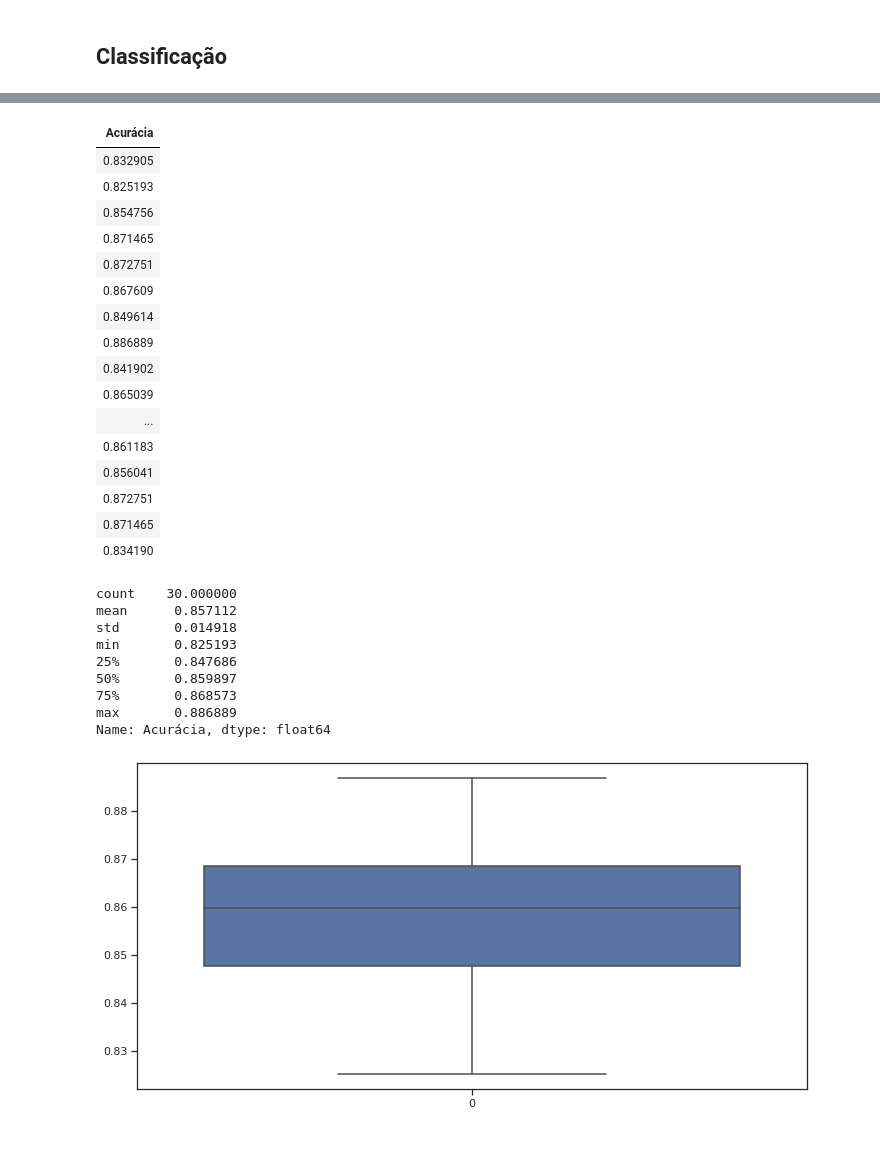
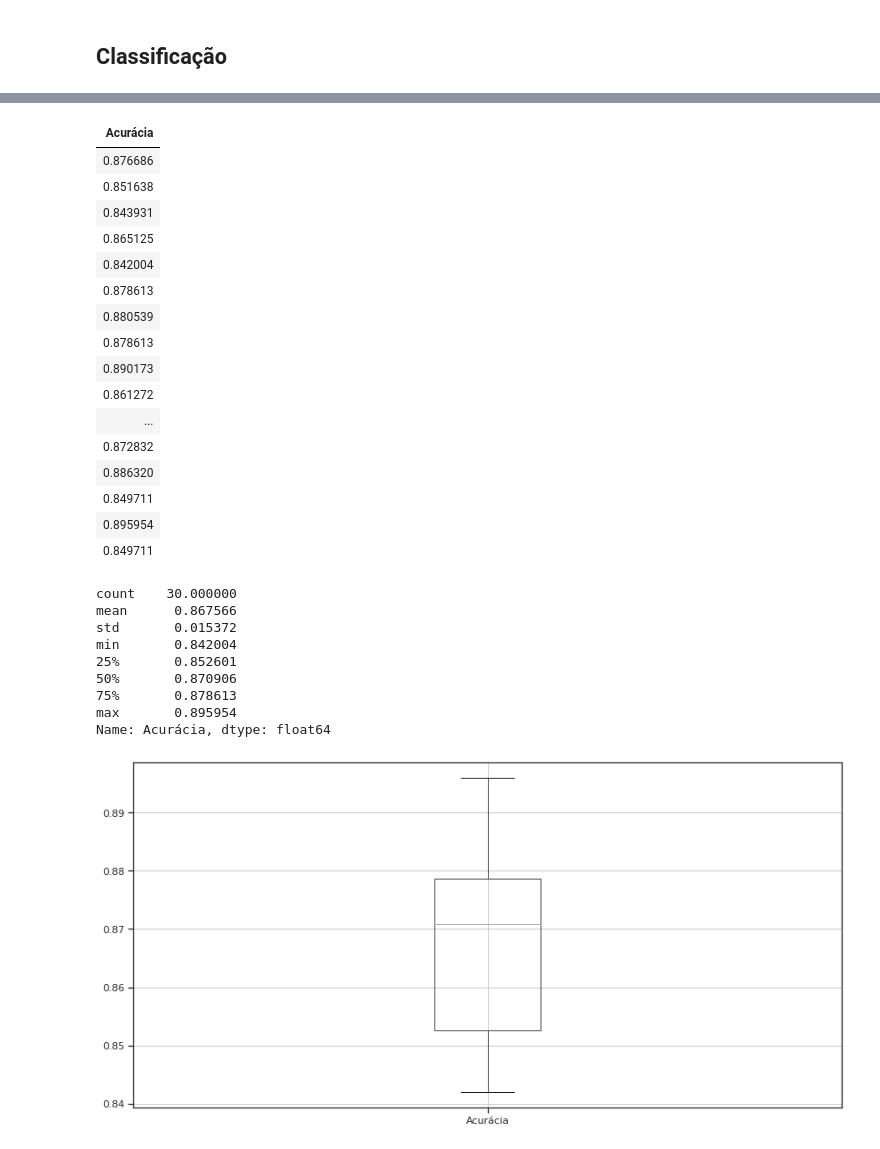
Before and after one commit to newtmagalhaes/Machine-Learning, a Jupyter notebook: ML/f03-MIT-fluxo/05-svm_test.ipynb, the cells around one changed output, grey strips where cells are left out. Cells and saved outputs as stored; diff of their text form; code cells hidden in the pictures.

```diff
--- a/ML/f03-MIT-fluxo/05-svm_test.ipynb
+++ b/ML/f03-MIT-fluxo/05-svm_test.ipynb
@@ -22,8 +22,16 @@ TARGET_LABELS = ['Normal', 'HI-1', 'HI-2', 'HI-3', 'LI-1', 'LI-2', 'LI-3']
 
 fs20_df = pd.read_csv('./csvs/fs20.csv')
 
-sns.set(style='ticks', rc={'figure.figsize':(12, 6)})
-sns.countplot(data=fs20_df, x='target', hue='frequence').set(xticklabels=TARGET_LABELS)
+sns.set(style='ticks', rc={'figure.figsize':(14, 7)})
 
-fs20_df.value_counts(subset=['frequence', 'target'], sort=False)
+sns.countplot(
+    data=fs20_df,
+    x='target',
+    hue='frequence'
+    ).set(
+        xticklabels=TARGET_LABELS)
+
+fs20_df.value_counts(
+    subset=['target', 'frequence'],
+    sort=False)
 # %% [output]
@@ -58,7 +66,7 @@ acc_scores = []
 
 for rodada, seed in enumerate(random_seeds):
     # Distribuindo os dados
-    X_train, X_test, y_train, y_test = train_test_split(X, y, test_size=0.3, random_state=seed)
+    X_train, X_test, y_train, y_test = train_test_split(X, y, test_size=0.2, random_state=seed)
 
     # Instanciando e treinando classificador
     classifier = make_pipeline(StandardScaler(), SVC(cache_size=500)).fit(X_train, y_train)
@@ -189,33 +197,33 @@ acc_s = pd.Series(data=acc_scores, name='Acurácia')
 acc_s.to_frame().style.hide_index().background_gradient(cmap='Blues')
 # %% [output]
 | Acurácia |
-| 0.832905 |
-| 0.825193 |
-| 0.854756 |
-| 0.871465 |
-| 0.872751 |
-| 0.867609 |
-| 0.849614 |
-| 0.886889 |
-| 0.841902 |
-| 0.865039 |
+| 0.876686 |
+| 0.851638 |
+| 0.843931 |
+| 0.865125 |
+| 0.842004 |
+| 0.878613 |
+| 0.880539 |
+| 0.878613 |
+| 0.890173 |
+| 0.861272 |
 | ... |
-| 0.861183 |
-| 0.856041 |
-| 0.872751 |
-| 0.871465 |
-| 0.834190 |
+| 0.872832 |
+| 0.886320 |
+| 0.849711 |
+| 0.895954 |
+| 0.849711 |
 # %%
-sns.boxplot(data=acc_s)
+acc_s.to_frame().boxplot()
 acc_s.describe()
 # %% [output]
 count    30.000000
-mean      0.857112
-std       0.014918
-min       0.825193
-25%       0.847686
-50%       0.859897
-75%       0.868573
-max       0.886889
+mean      0.867566
+std       0.015372
+min       0.842004
+25%       0.852601
+50%       0.870906
+75%       0.878613
+max       0.895954
 Name: Acurácia, dtype: float64
-[figure, old version]
+[figure, new version]
```
Also changed, not shown: parts of 2 cells of this notebook.
